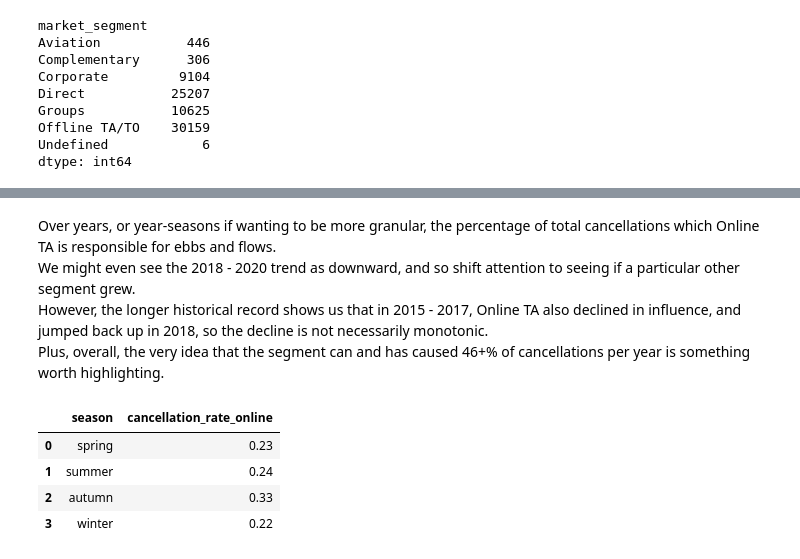
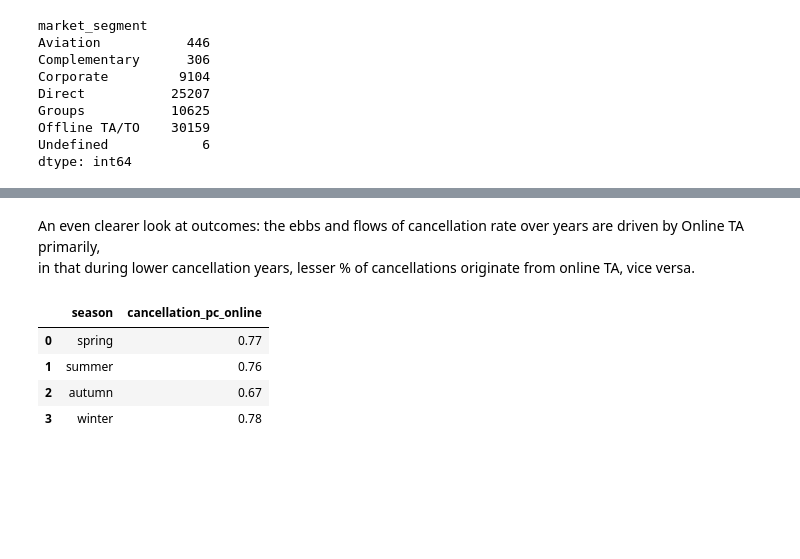
Before and after one commit to dngsus/data_analysis, a Jupyter notebook: 01 Hotel Bookings/01 Hotel v01.ipynb, the cells around one changed output, grey strips where cells are left out. Cells and saved outputs as stored; diff of their text form; code cells hidden in the pictures; blank space fills up the shorter version.

Commit message:
Tidy flow

```diff
--- a/01 Hotel Bookings/01 Hotel v01.ipynb
+++ b/01 Hotel Bookings/01 Hotel v01.ipynb
@@ -1546,19 +1665,17 @@ df_online_vs_online_canc_size_y
-# %% [markdown]
-Over years, or year-seasons if wanting to be more granular, the percentage of total cancellations which Online TA is responsible for ebbs and flows.<br>
-We might even see the 2018 - 2020 trend as downward, and so shift attention to seeing if a particular other segment grew.<br>
-However, the longer historical record shows us that in 2015 - 2017, Online TA also declined in influence, and jumped back up in 2018, so the decline is not necessarily monotonic.<br>
-Plus, overall, the very idea that the segment can and has caused 46+% of cancellations per year is something worth highlighting.
+# %% [markdown]
+An even clearer look at outcomes: the ebbs and flows of cancellation rate over years are driven by Online TA primarily,<br>
+in that during lower cancellation years, lesser % of cancellations originate from online TA, vice versa.
 # %%
-df_online_vs_online_canc_size_szn = df_online[df_online["is_canceled"] == 1].groupby(["season"]).size().reset_index().rename(columns = {0 : "cancellation_not_online"})
-df_online_vs_online_canc_size_szn2 = df_not_online[df_not_online["is_canceled"] == 1].groupby(["season"]).size().reset_index().rename(columns = {0 : "cancellation_online"})
+df_online_vs_online_canc_size_szn = df_online[df_online["is_canceled"] == 1].groupby(["season"]).size().reset_index().rename(columns = {0 : "cancellation_online"})
+df_online_vs_online_canc_size_szn2 = df_not_online[df_not_online["is_canceled"] == 1].groupby(["season"]).size().reset_index().rename(columns = {0 : "cancellation_not_online"})
 df_online_vs_online_canc_size_szn = df_online_vs_online_canc_size_szn.merge(df_online_vs_online_canc_size_szn2, on = ["season"])
 df_online_vs_online_canc_size_szn["cancellations_total"] = df_online_vs_online_canc_size_szn["cancellation_not_online"] + df_online_vs_online_canc_size_szn["cancellation_online"]
-df_online_vs_online_canc_size_szn["cancellation_rate_online"] =  df_online_vs_online_canc_size_szn["cancellation_online"] / df_online_vs_online_canc_size_szn["cancellations_total"]
-df_online_vs_online_canc_size_szn = df_online_vs_online_canc_size_szn[["season", "cancellation_rate_online"]]
+df_online_vs_online_canc_size_szn["cancellation_pc_online"] =  df_online_vs_online_canc_size_szn["cancellation_online"] / df_online_vs_online_canc_size_szn["cancellations_total"]
+df_online_vs_online_canc_size_szn = df_online_vs_online_canc_size_szn[["season", "cancellation_pc_online"]]
 df_online_vs_online_canc_size_szn
 # %% [output]
-|  | season | cancellation_rate_online |
-| 0 | spring | 0.23 |
-| 1 | summer | 0.24 |
-| 2 | autumn | 0.33 |
-| 3 | winter | 0.22 |
+|  | season | cancellation_pc_online |
+| 0 | spring | 0.77 |
+| 1 | summer | 0.76 |
+| 2 | autumn | 0.67 |
+| 3 | winter | 0.78 |
```
Also changed, not shown: parts of 74 cells of this notebook.
